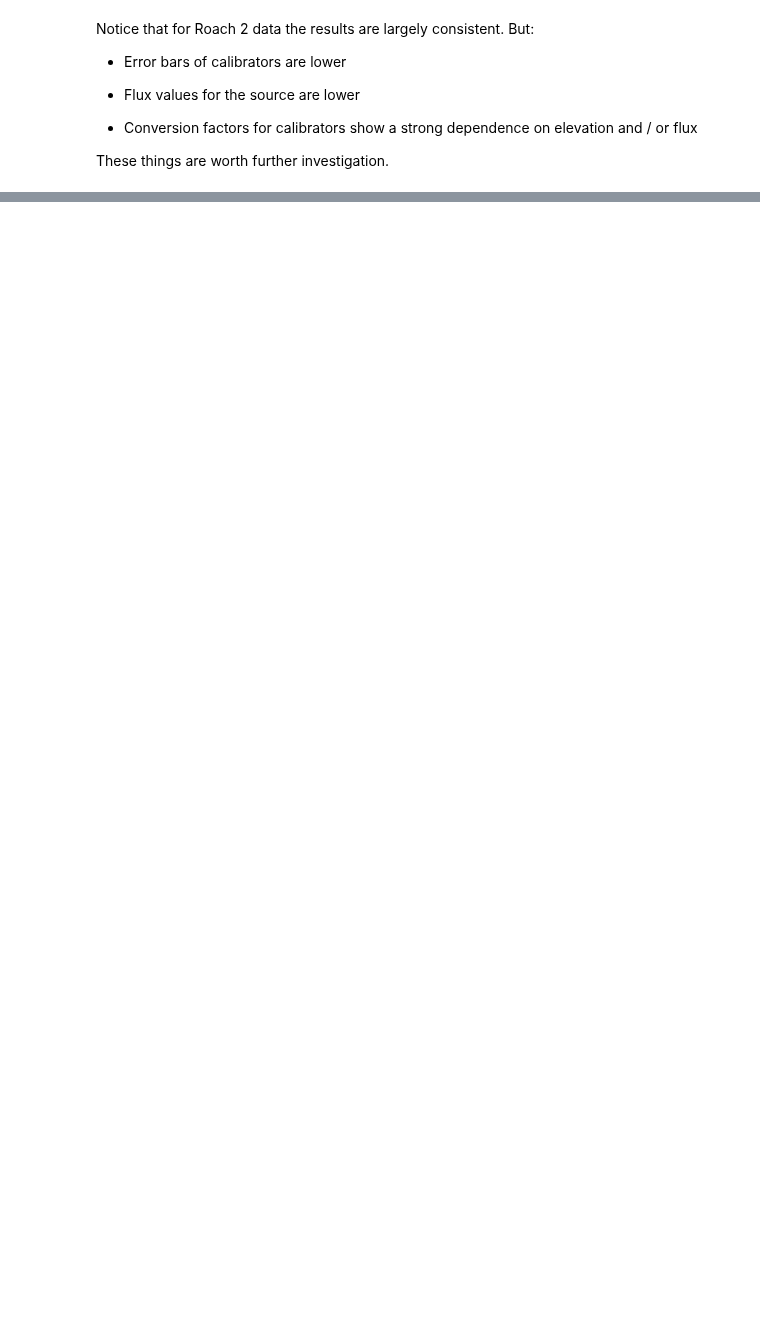
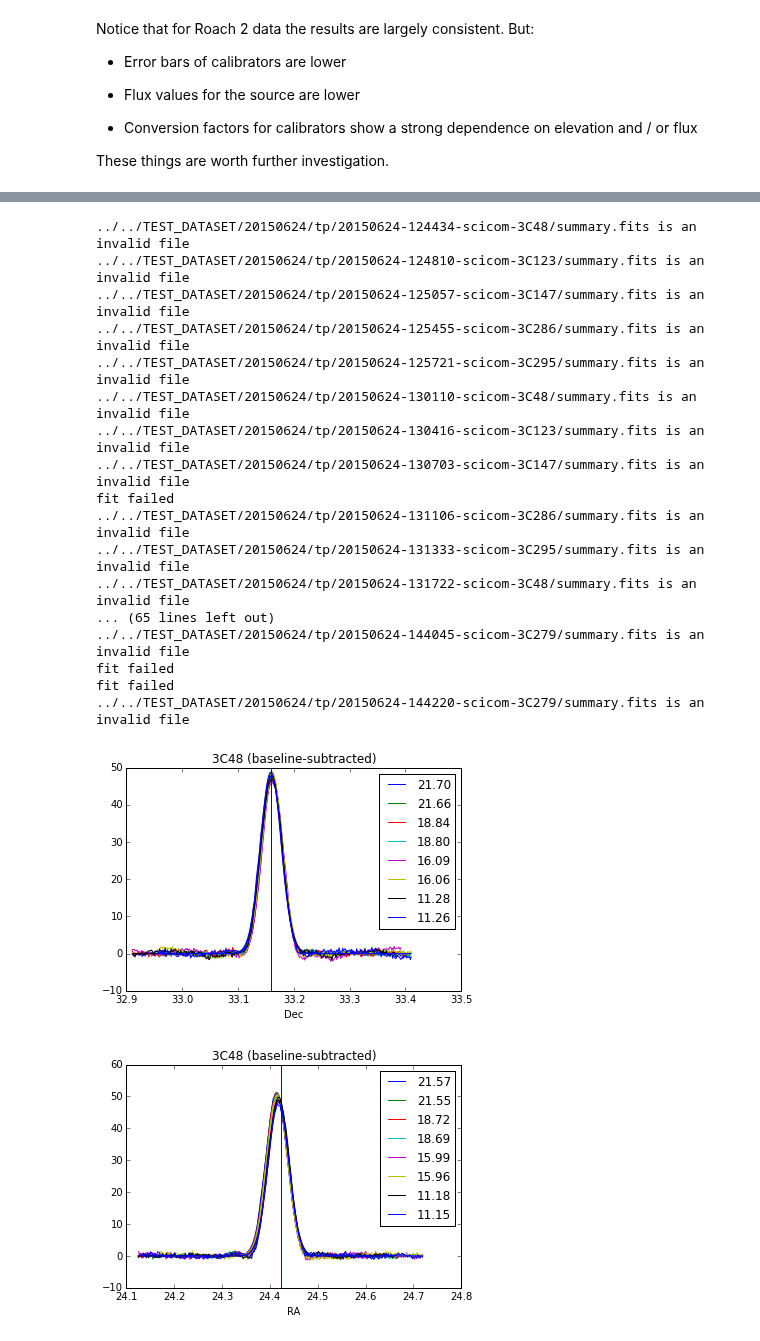
Before and after one commit to discos/srt-single-dish-tools, a Jupyter notebook: srttools/core/Flux measurements.ipynb, the cells around one changed output, grey strips where cells are left out. Drawn from its saved outputs; the diff is of its cells as text; code cells hidden in the pictures; blank space fills up the shorter version.

```diff
--- a/srttools/core/Flux measurements.ipynb
+++ b/srttools/core/Flux measurements.ipynb
@@ -268,0 +263,23 @@ These things are worth further investigation.
+# %%
+_ = get_full_table(config_file_tp, channel='Ch0', plotall=True, verbose=False)
+plt.show()
+# %% [output]
+../../TEST_DATASET/20150624/tp/20150624-124434-scicom-3C48/summary.fits is an invalid file
+../../TEST_DATASET/20150624/tp/20150624-124810-scicom-3C123/summary.fits is an invalid file
+../../TEST_DATASET/20150624/tp/20150624-125057-scicom-3C147/summary.fits is an invalid file
+../../TEST_DATASET/20150624/tp/20150624-125455-scicom-3C286/summary.fits is an invalid file
+../../TEST_DATASET/20150624/tp/20150624-125721-scicom-3C295/summary.fits is an invalid file
+../../TEST_DATASET/20150624/tp/20150624-130110-scicom-3C48/summary.fits is an invalid file
+../../TEST_DATASET/20150624/tp/20150624-130416-scicom-3C123/summary.fits is an invalid file
+../../TEST_DATASET/20150624/tp/20150624-130703-scicom-3C147/summary.fits is an invalid file
+fit failed
+../../TEST_DATASET/20150624/tp/20150624-131106-scicom-3C286/summary.fits is an invalid file
+../../TEST_DATASET/20150624/tp/20150624-131333-scicom-3C295/summary.fits is an invalid file
+../../TEST_DATASET/20150624/tp/20150624-131722-scicom-3C48/summary.fits is an invalid file
+... (65 lines left out)
+../../TEST_DATASET/20150624/tp/20150624-144045-scicom-3C279/summary.fits is an invalid file
+fit failed
+fit failed
+../../TEST_DATASET/20150624/tp/20150624-144220-scicom-3C279/summary.fits is an invalid file
+[figure, added]
+[figure, added]
```
Also changed, not shown: parts of 23 cells of this notebook.
